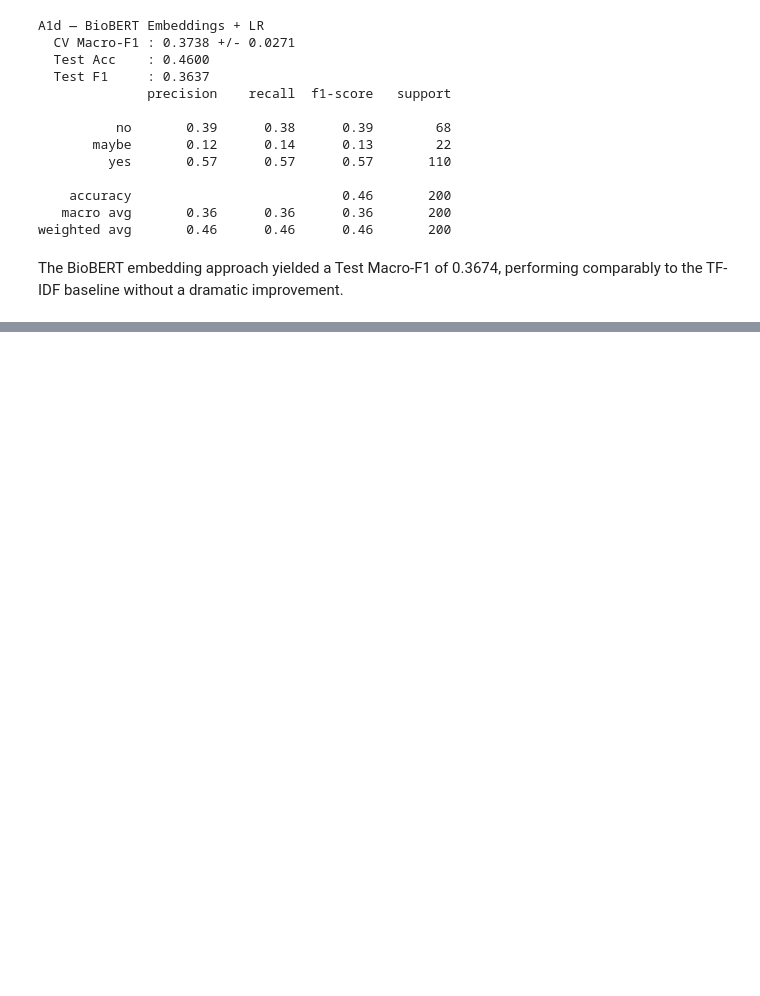
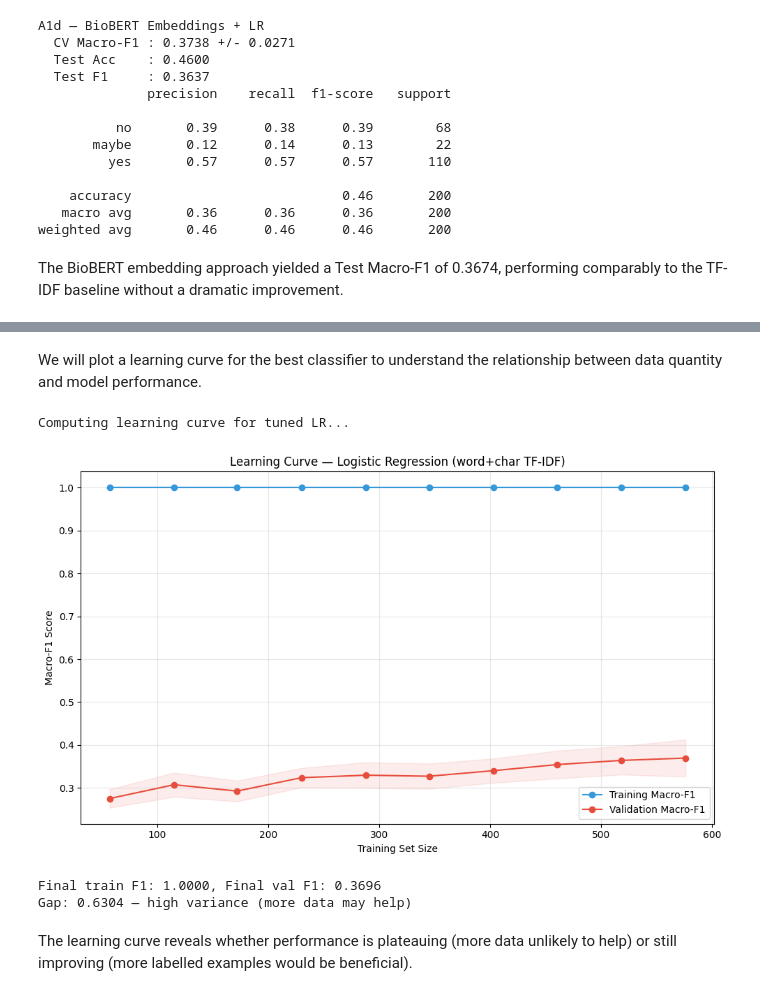
Before and after one commit to tanishkshindepatil01/ai-text-analytics-coursework-team16-task1, a Jupyter notebook: AI&TA_fixed.ipynb, the cells around one changed output, grey strips where cells are left out. Drawn from its saved outputs; the diff is of its cells as text; code cells hidden in the pictures; blank space fills up the shorter version.

```diff
--- a/AI&TA_fixed.ipynb
+++ b/AI&TA_fixed.ipynb
@@ -896,0 +1513,46 @@ The BioBERT embedding approach yielded a Test Macro-F1 of 0.3674, performing com
+# %% [markdown]
+We will plot a learning curve for the best classifier to understand the relationship between data quantity and model performance.
+# %%
+from sklearn.model_selection import learning_curve
+
+print("Computing learning curve for tuned LR...")
+train_sizes, train_scores, val_scores = learning_curve(
+    LogisticRegression(
+        C=lr_grid.best_params_["C"], max_iter=4000,
+        class_weight="balanced", solver="liblinear",
+        random_state=RANDOM_SEED
+    ),
+    X_train_wc, y_train,
+    train_sizes=np.linspace(0.1, 1.0, 10),
+    cv=cv5, scoring="f1_macro", n_jobs=-1
+)
+
+train_mean = train_scores.mean(axis=1)
+train_std = train_scores.std(axis=1)
+val_mean = val_scores.mean(axis=1)
+val_std = val_scores.std(axis=1)
+
+plt.figure(figsize=(10, 6))
+plt.fill_between(train_sizes, train_mean - train_std, train_mean + train_std, alpha=0.1, color="#3498db")
+plt.fill_between(train_sizes, val_mean - val_std, val_mean + val_std, alpha=0.1, color="#e74c3c")
+plt.plot(train_sizes, train_mean, "o-", color="#3498db", label="Training Macro-F1")
+plt.plot(train_sizes, val_mean, "o-", color="#e74c3c", label="Validation Macro-F1")
+plt.xlabel("Training Set Size")
+plt.ylabel("Macro-F1 Score")
+plt.title("Learning Curve — Logistic Regression (word+char TF-IDF)")
+plt.legend(loc="lower right")
+plt.grid(True, alpha=0.3)
+plt.tight_layout()
+os.makedirs("visualizations", exist_ok=True)
+plt.savefig(os.path.join("visualizations", "Learning_Curve_Logistic_Regression.png"), dpi=300, bbox_inches="tight")
+plt.show()
+
+print(f"\nFinal train F1: {train_mean[-1]:.4f}, Final val F1: {val_mean[-1]:.4f}")
+print(f"Gap: {train_mean[-1] - val_mean[-1]:.4f} — {'high variance (more data may help)' if train_mean[-1] - val_mean[-1] > 0.15 else 'moderate gap (model is not severely overfitting)'}")
+# %% [output]
+Computing learning curve for tuned LR...
+[figure, added]
+Final train F1: 1.0000, Final val F1: 0.3696
+Gap: 0.6304 — high variance (more data may help)
+# %% [markdown]
+The learning curve reveals whether performance is plateauing (more data unlikely to help) or still improving (more labelled examples would be beneficial).
```
Also changed, not shown: parts of 46 cells of this notebook.
